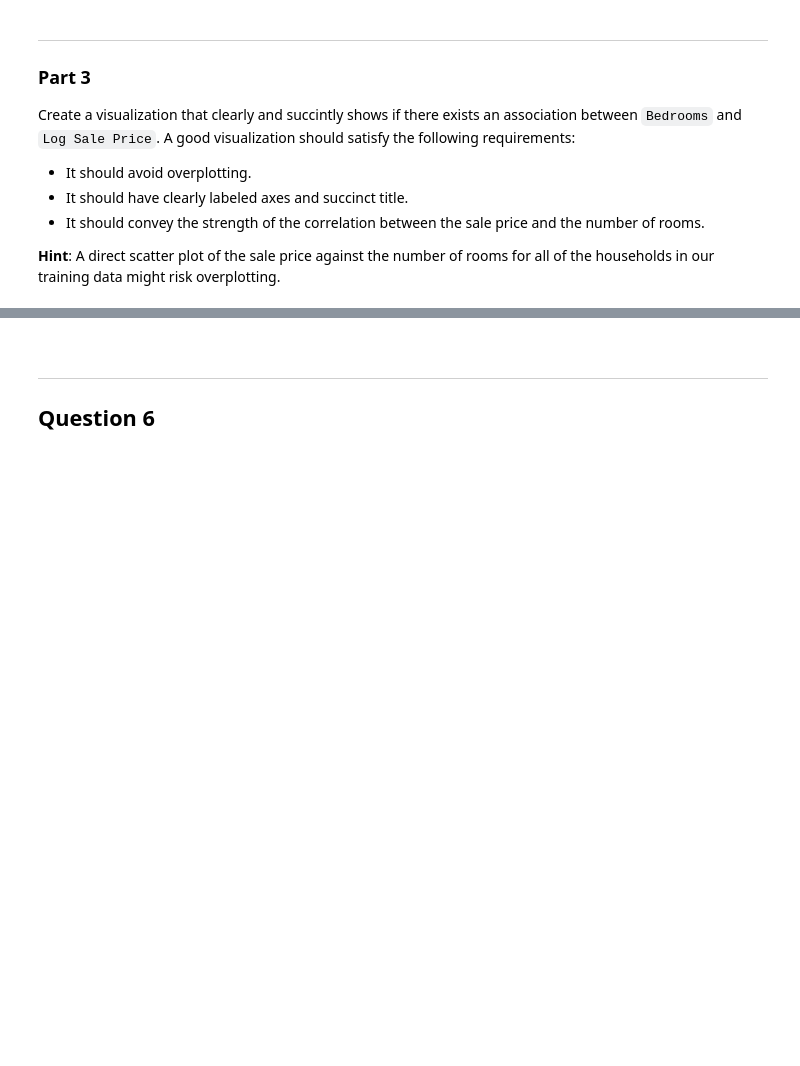
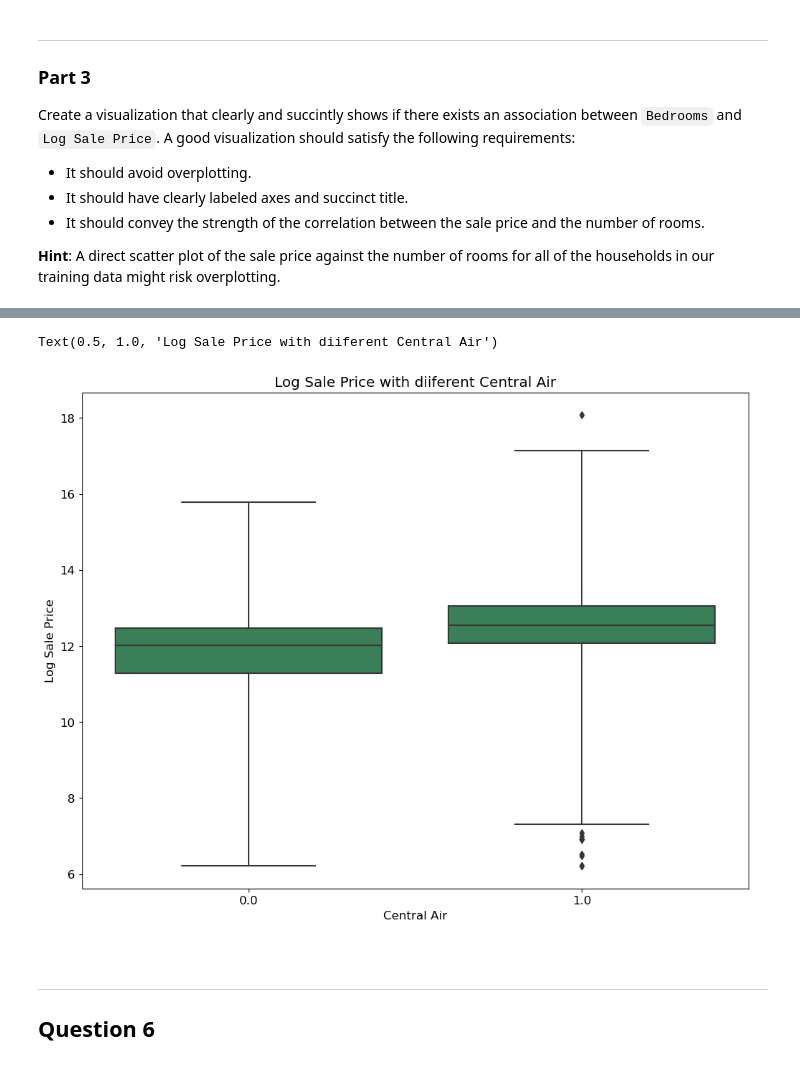
Before and after one commit to leishaozaici/ds, a Jupyter notebook: proj1a.ipynb, the cells around one changed output, grey strips where cells are left out. Saved outputs shown, nothing was run; the diff lists cells and outputs as text; code cells hidden in the pictures; blank space fills up the shorter version.

```diff
--- a/proj1a.ipynb
+++ b/proj1a.ipynb
@@ -538,3 +590,10 @@ Text(0.5, 1.0, '市场上不同卧室数量的房子数量')
+# %%
+# 接下来继续探索一下有无中央空调对于房价的影响
+sns.boxplot(x='Central Air',y='Log Sale Price',data = training_data,whis = 5,color = "seagreen")
+plt.title("Log Sale Price with diiferent Central Air")
+# %% [output]
+Text(0.5, 1.0, 'Log Sale Price with diiferent Central Air')
+[figure, added]
 # %% [markdown]
 <!-- END QUESTION -->
 
```
Also changed, not shown: parts of 7 cells of this notebook, 1 other file.
